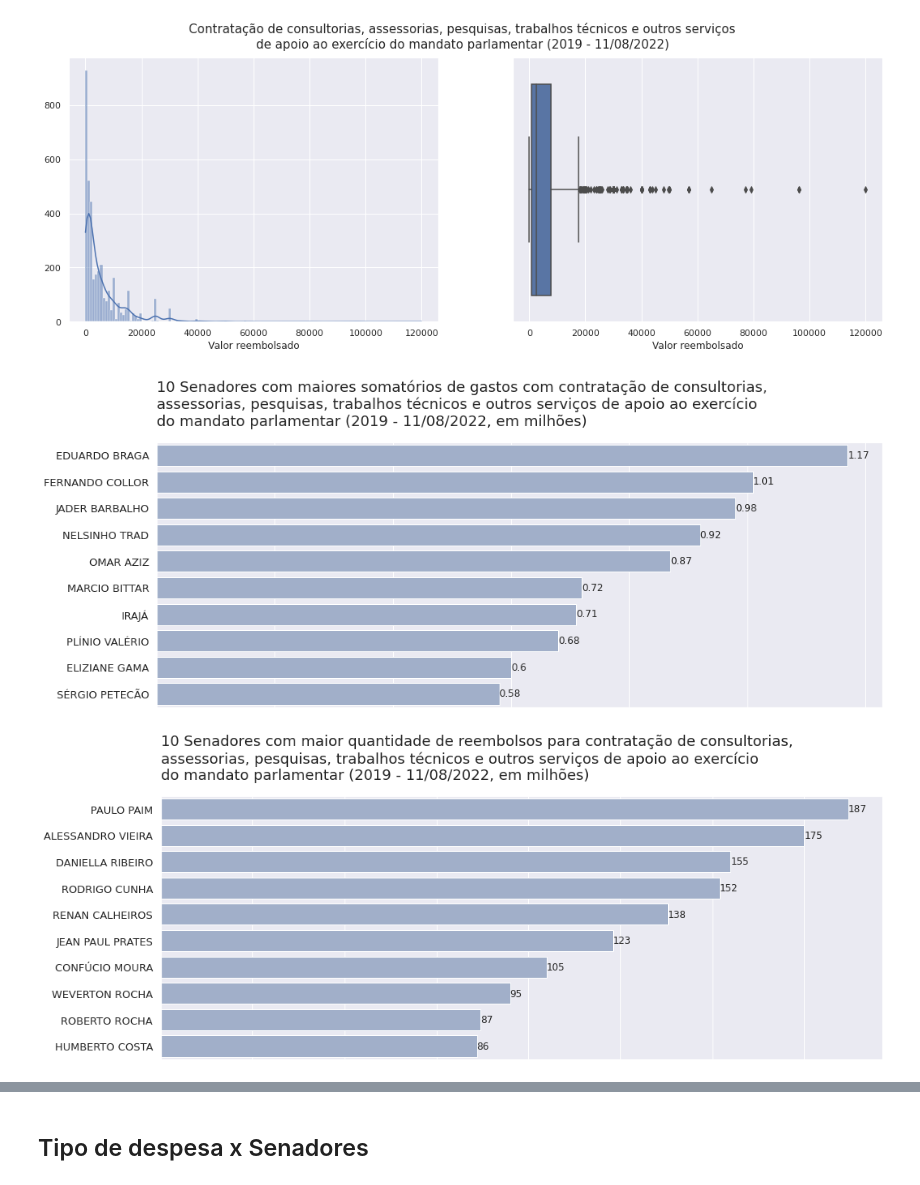
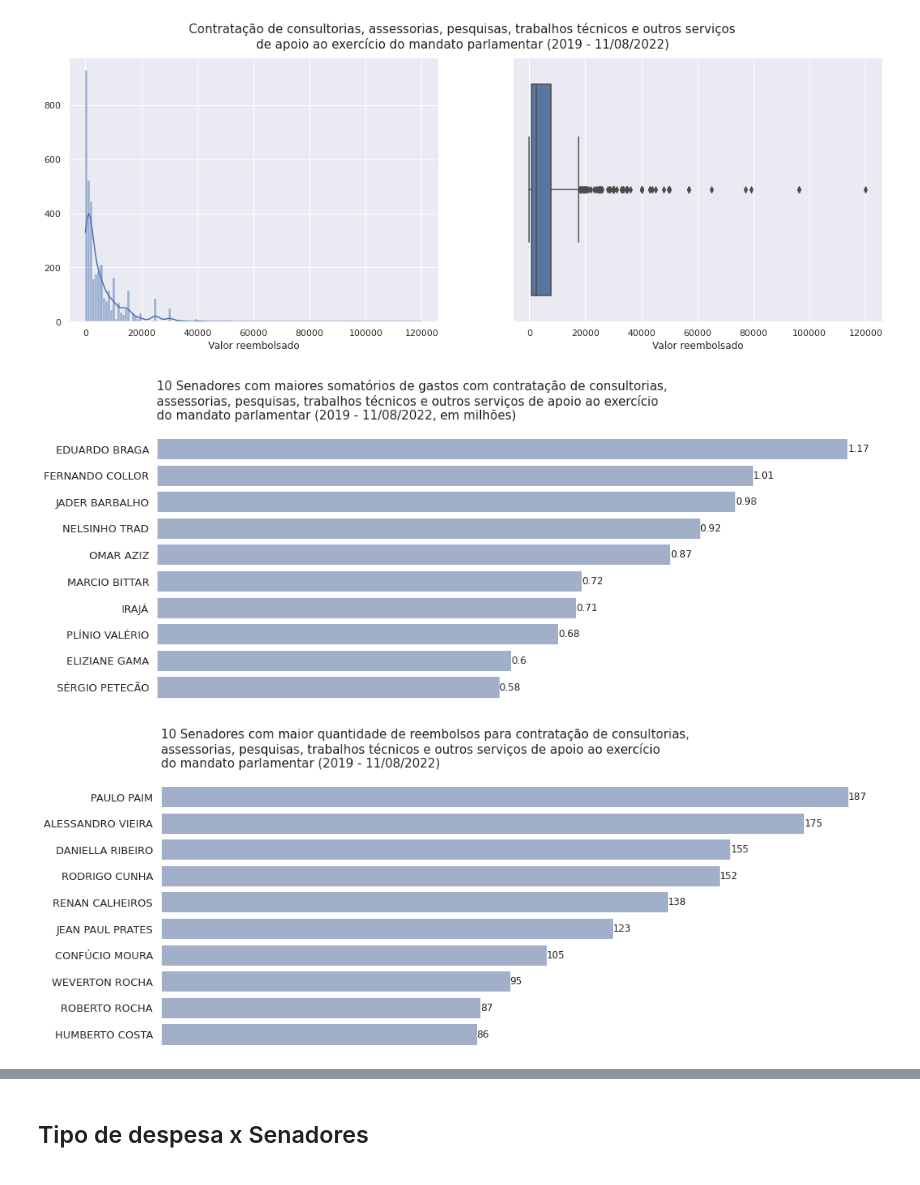
Before and after one commit to Tathy/Pesquisa-reembolsos-CEAPS, a Jupyter notebook: Pesquisa_sobre_dados_do_CEAPS.ipynb, the cells around one changed output, grey strips where cells are left out. Cells and saved outputs as stored; diff of their text form; code cells hidden in the pictures.

Commit message:
Alteracoes nos padroes das visualizacoes

```diff
--- a/Pesquisa_sobre_dados_do_CEAPS.ipynb
+++ b/Pesquisa_sobre_dados_do_CEAPS.ipynb
@@ -526,7 +526,7 @@ plt.show()
 # %% [output]
 [figure]
 # %%
-sns.set_theme(style="darkgrid")
+sns.set_theme(style="whitegrid")
 plt.figure(figsize = (16,6))
 paleta = ['#9aadd0' for i in range(0,10)]
 
@@ -535,32 +535,38 @@ dados['VALOR_REEMBOLSADO'] = (dados['VALOR_REEMBOLSADO']/1000000).round(2)
 ax = sns.barplot(data = dados.sort_values('VALOR_REEMBOLSADO', ascending = False).head(10), x = 'VALOR_REEMBOLSADO', y = 'SENADOR', palette = paleta)
 
 ax.set_title('10 Senadores com maiores somatórios de gastos com contratação de consultorias,\nassessorias, pesquisas, trabalhos técnicos e outros serviços de apoio ao exercício\ndo mandato parlamentar (2019 - 11/08/2022, em milhões)',
-             fontsize = 18, pad = 20, horizontalalignment = 'left', x = 0)
+             fontsize = 15, pad = 20, horizontalalignment = 'left', x = 0)
 ax.tick_params(axis = 'y', labelsize = 13)
 plt.xlabel('')
 plt.ylabel('')
 ax.bar_label(ax.containers[0])
 ax.set(xticklabels = [])
 
+ax.grid(False)
+sns.despine(bottom = True, left = True)
+
 plt.show()
 # %% [output]
-[figure, old version]
+[figure, new version]
 # %%
-sns.set_theme(style="darkgrid")
+sns.set_theme(style="whitegrid")
 plt.figure(figsize = (16,6))
 paleta = ['#9aadd0' for i in range(0,10)]
 
 dados = dados_ceaps.query('TIPO_DESPESA == @tipo_despesa').groupby('SENADOR').count().reset_index()[['SENADOR', 'VALOR_REEMBOLSADO']]
 ax = sns.barplot(data = dados.sort_values('VALOR_REEMBOLSADO', ascending = False).head(10), x = 'VALOR_REEMBOLSADO', y = 'SENADOR', palette = paleta)
 
-ax.set_title('10 Senadores com maior quantidade de reembolsos para contratação de consultorias,\nassessorias, pesquisas, trabalhos técnicos e outros serviços de apoio ao exercício\ndo mandato parlamentar (2019 - 11/08/2022, em milhões)',
-             fontsize = 18, pad = 20, horizontalalignment = 'left', x = 0)
+ax.set_title('10 Senadores com maior quantidade de reembolsos para contratação de consultorias,\nassessorias, pesquisas, trabalhos técnicos e outros serviços de apoio ao exercício\ndo mandato parlamentar (2019 - 11/08/2022)',
+             fontsize = 15, pad = 20, horizontalalignment = 'left', x = 0)
 ax.tick_params(axis = 'y', labelsize = 13)
 plt.xlabel('')
 plt.ylabel('')
 ax.bar_label(ax.containers[0])
 ax.set(xticklabels = [])
 
+ax.grid(False)
+sns.despine(bottom = True, left = True)
+
 plt.show()
 # %% [output]
-[figure, old version]
+[figure, new version]
```
Also changed, not shown: parts of 5 cells of this notebook.
